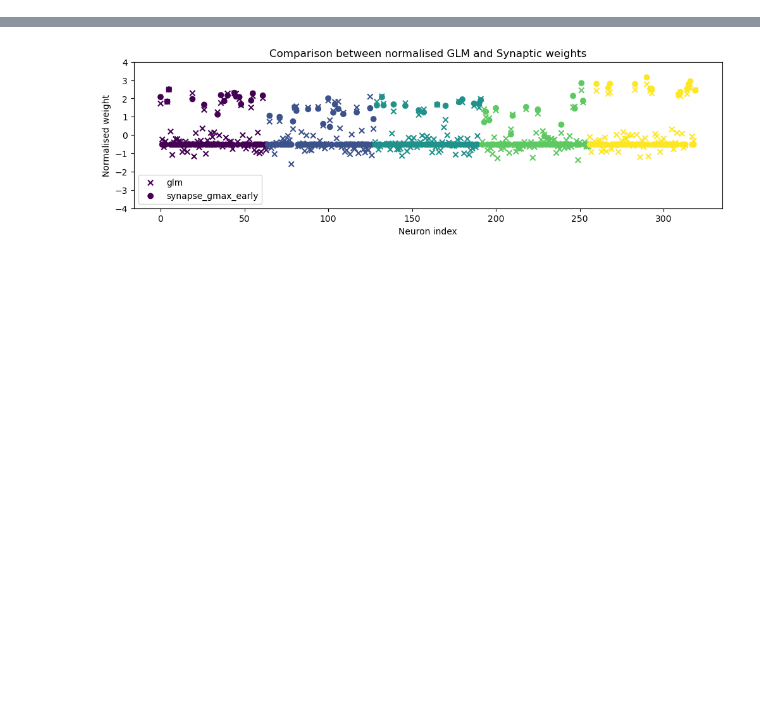
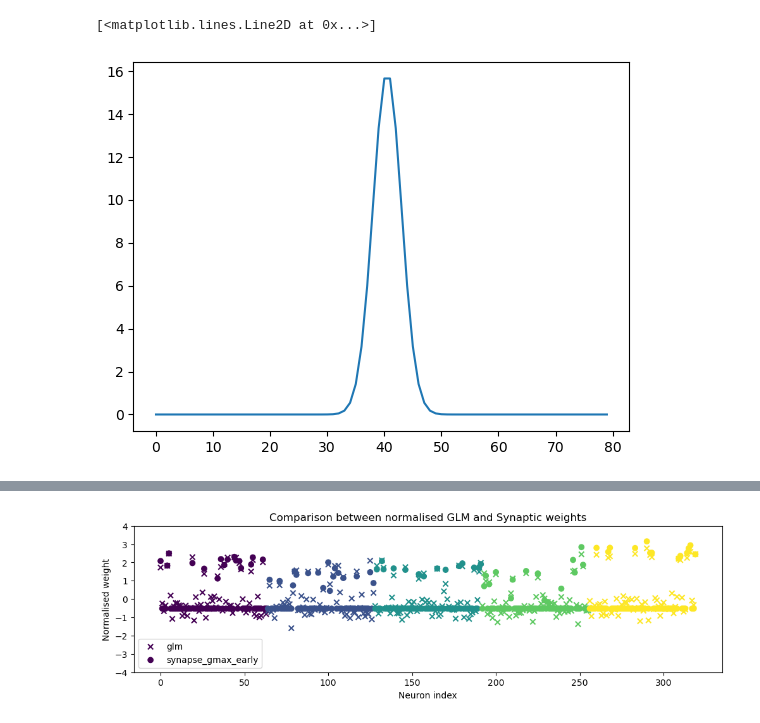
Before and after one commit to cngzlsh/pag_stim, a Jupyter notebook: weights_analysis.ipynb, the cells around one changed output, grey strips where cells are left out. Cells and saved outputs as stored; diff of their text form; code cells hidden in the pictures; blank space fills up the shorter version.

```diff
--- a/weights_analysis.ipynb
+++ b/weights_analysis.ipynb
@@ -96,3 +123,10 @@ glm.load_best_params()
+# %%
+test_array = np.zeros(1000)
+test_array[[500]] = 1
+plt.plot(rbf_rate_convolution_1d(test_array, sigma=0.025)[460:540])
+# %% [output]
+[<matplotlib.lines.Line2D at 0x...>]
+[figure, added]
 # %%
 corrs = []
 for i, brain_region in enumerate(brain_regions):
```
Also changed, not shown: parts of 7 cells of this notebook, 10 other files.
